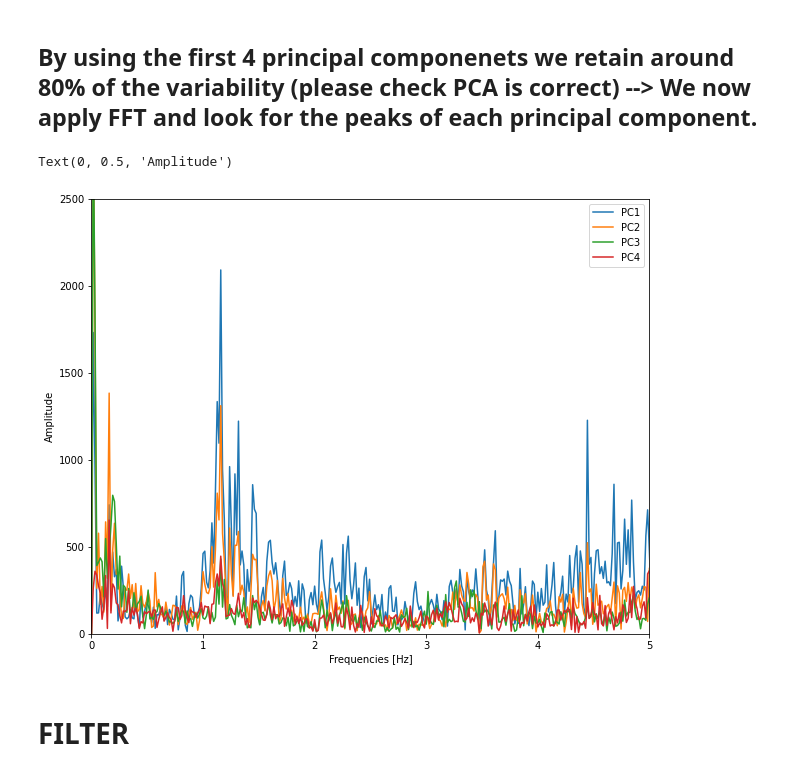
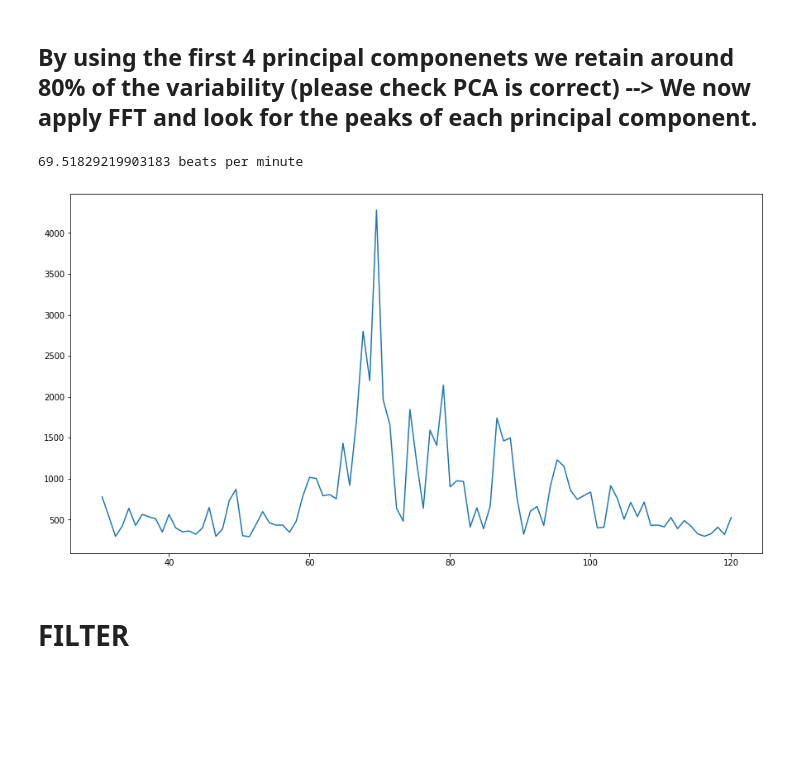
Before and after one commit to AleCapoPhys/HeartRateEstimation, a Jupyter notebook: Project_Clean_data.ipynb, the cells around one changed output. Cells and saved outputs as stored; diff of their text form; code cells hidden in the pictures; blank space fills up the shorter version.

```diff
--- a/Project_Clean_data.ipynb
+++ b/Project_Clean_data.ipynb
@@ -349,43 +349,43 @@ from scipy import signal
 
 
 min_f = 30/60  #minimum of athletes is 30 beats per minute
 max_f = 120/60 #maximum (sustainable) is around 120 beats per minimum
 
 sample_freq = 200
 
 # FFT
 PC1_FFT = np.abs(np.fft.rfft(dataset_rotated['PC1']))
 PC2_FFT = np.abs(np.fft.rfft(dataset_rotated['PC2']))
 PC3_FFT = np.abs(np.fft.rfft(dataset_rotated['PC3']))
 PC4_FFT = np.abs(np.fft.rfft(dataset_rotated['PC4']))
 
 freq_FFT = np.fft.rfftfreq(d=1/sample_freq, n=len(dataset_rotated['PC1']))
 
 X = []
 YPC1 = []
 YPC2 = []
 YPC3 = []
 YPC4 = []
 
 for i in range(len(PC1_FFT)):
     if freq_FFT[i]<=max_f and freq_FFT[i]>=min_f:
         X.append(freq_FFT[i])
         YPC1.append(PC1_FFT[i])
         YPC2.append(PC2_FFT[i])
         YPC3.append(PC3_FFT[i])
         YPC4.append(PC4_FFT[i])
 
-fig, ax1 = plt.subplots(figsize=(10, 8))
-ax1.plot(freq_FFT, PC1_FFT, label='PC1')
-ax1.plot(freq_FFT, PC2_FFT, label='PC2')
-ax1.plot(freq_FFT, PC3_FFT, label='PC3')
-ax1.plot(freq_FFT, PC4_FFT, label='PC4')
-ax1.set_xlim(0,5)
-ax1.set_ylim(0,2500)
-ax1.legend(loc='best')
-ax1.set_xlabel('Frequencies [Hz]')
-ax1.set_ylabel('Amplitude')
+# The heartbeat is given by the sum of the different components
+total_FFT = np.array(YPC1) + np.array(YPC2) + np.array(YPC3) + np.array(YPC4)
+fig2, ax1 = plt.subplots(figsize=(15, 8))
+ax1.plot(np.array(X)*60, total_FFT, label='Sum of FFT')
+
+
+# Find the value of the highest peak is
+idx_max = np.argmax(total_FFT)
+peak_freq = X[idx_max]*60
+print(peak_freq, "beats per minute")
 # %% [output]
-Text(0, 0.5, 'Amplitude')
+69.51829219903183 beats per minute
-[figure, old version]
+[figure, new version]
 # %%
```
Also changed, not shown: parts of 4 cells of this notebook.
